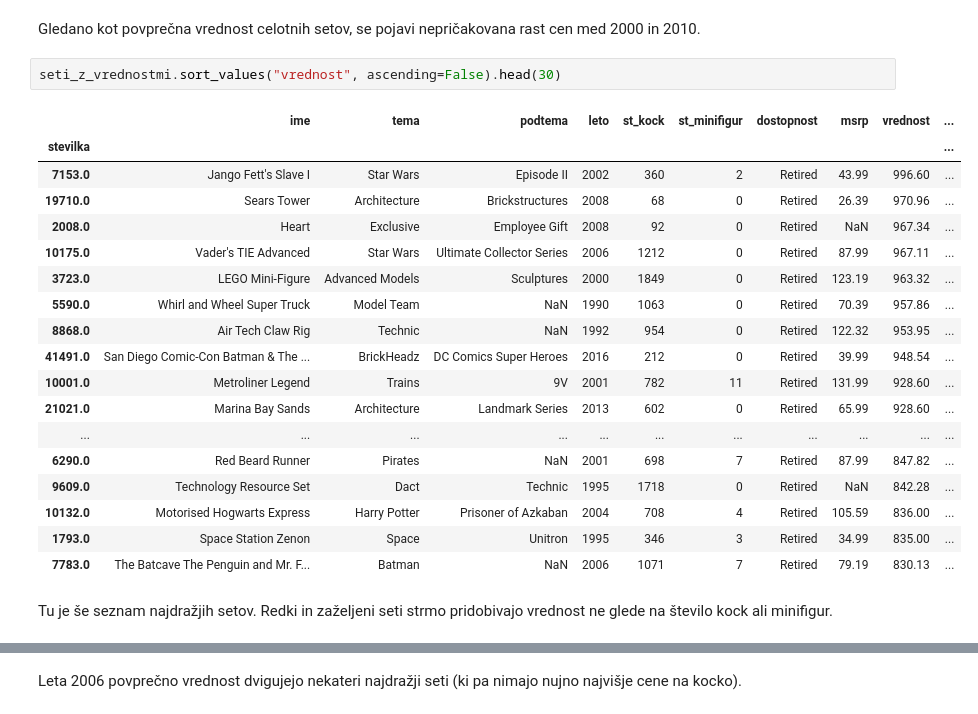
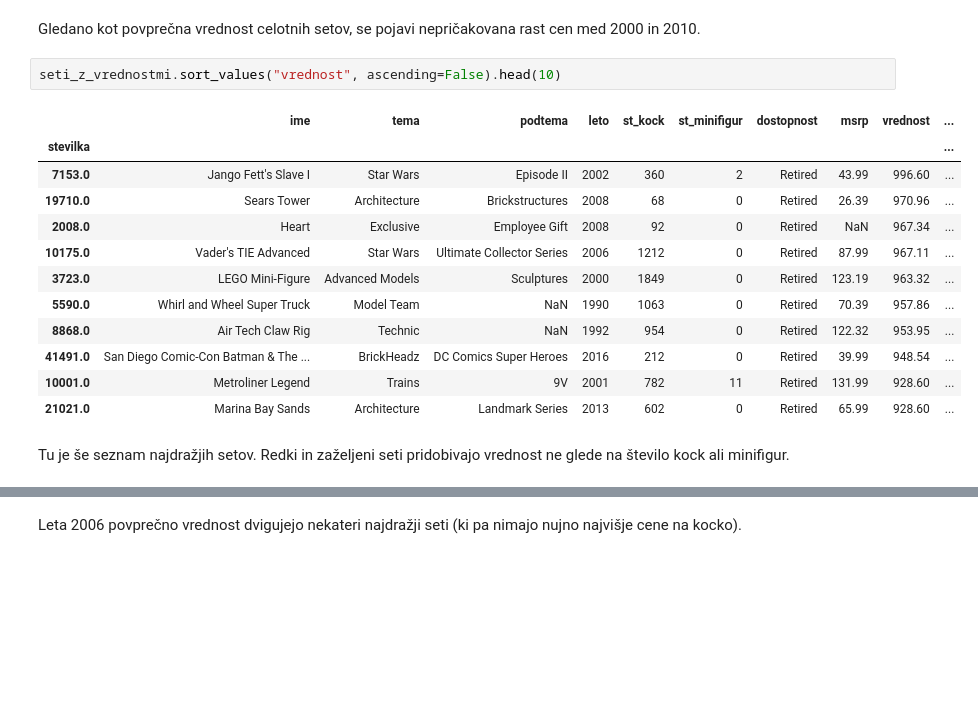
Before and after one commit to mihagyergyek/Analiza-podatkov, a Jupyter notebook: analiza-setov.ipynb, the cells around one changed output, grey strips where cells are left out. Cells and saved outputs as stored; diff of their text form; blank space fills up the shorter version.

```diff
--- a/analiza-setov.ipynb
+++ b/analiza-setov.ipynb
@@ -154,26 +145,20 @@ seti_z_vrednostmi.groupby("leto").vrednost.mean().plot()
 # %% [markdown]
 Gledano kot povprečna vrednost celotnih setov, se pojavi nepričakovana rast cen med 2000 in 2010.
 # %%
-seti_z_vrednostmi.sort_values("vrednost", ascending=False).head(30)
+seti_z_vrednostmi.sort_values("vrednost", ascending=False).head(10)
 # %% [output]
 |  | ime | tema | podtema | leto | st_kock | st_minifigur | dostopnost | msrp | vrednost | ... |
 | stevilka |  |  |  |  |  |  |  |  |  | ... |
 | 7153.0 | Jango Fett's Slave I | Star Wars | Episode II | 2002 | 360 | 2 | Retired | 43.99 | 996.60 | ... |
 | 19710.0 | Sears Tower | Architecture | Brickstructures | 2008 | 68 | 0 | Retired | 26.39 | 970.96 | ... |
 | 2008.0 | Heart | Exclusive | Employee Gift | 2008 | 92 | 0 | Retired | NaN | 967.34 | ... |
 | 10175.0 | Vader's TIE Advanced | Star Wars | Ultimate Collector Series | 2006 | 1212 | 0 | Retired | 87.99 | 967.11 | ... |
 | 3723.0 | LEGO Mini-Figure | Advanced Models | Sculptures | 2000 | 1849 | 0 | Retired | 123.19 | 963.32 | ... |
 | 5590.0 | Whirl and Wheel Super Truck | Model Team | NaN | 1990 | 1063 | 0 | Retired | 70.39 | 957.86 | ... |
 | 8868.0 | Air Tech Claw Rig | Technic | NaN | 1992 | 954 | 0 | Retired | 122.32 | 953.95 | ... |
 | 41491.0 | San Diego Comic-Con Batman & The ... | BrickHeadz | DC Comics Super Heroes | 2016 | 212 | 0 | Retired | 39.99 | 948.54 | ... |
 | 10001.0 | Metroliner Legend | Trains | 9V | 2001 | 782 | 11 | Retired | 131.99 | 928.60 | ... |
 | 21021.0 | Marina Bay Sands | Architecture | Landmark Series | 2013 | 602 | 0 | Retired | 65.99 | 928.60 | ... |
-| ... | ... | ... | ... | ... | ... | ... | ... | ... | ... | ... |
-| 6290.0 | Red Beard Runner | Pirates | NaN | 2001 | 698 | 7 | Retired | 87.99 | 847.82 | ... |
-| 9609.0 | Technology Resource Set | Dact | Technic | 1995 | 1718 | 0 | Retired | NaN | 842.28 | ... |
-| 10132.0 | Motorised Hogwarts Express | Harry Potter | Prisoner of Azkaban | 2004 | 708 | 4 | Retired | 105.59 | 836.00 | ... |
-| 1793.0 | Space Station Zenon | Space | Unitron | 1995 | 346 | 3 | Retired | 34.99 | 835.00 | ... |
-| 7783.0 | The Batcave The Penguin and Mr. F... | Batman | NaN | 2006 | 1071 | 7 | Retired | 79.19 | 830.13 | ... |
 # %% [markdown]
-Tu je še seznam najdražjih setov. Redki in zaželjeni seti strmo pridobivajo vrednost ne glede na število kock ali minifigur.
+Tu je še seznam najdražjih setov. Redki in zaželjeni seti pridobivajo vrednost ne glede na število kock ali minifigur.
 # %%
```
Also changed, not shown: parts of 11 cells of this notebook, 1 other file.
